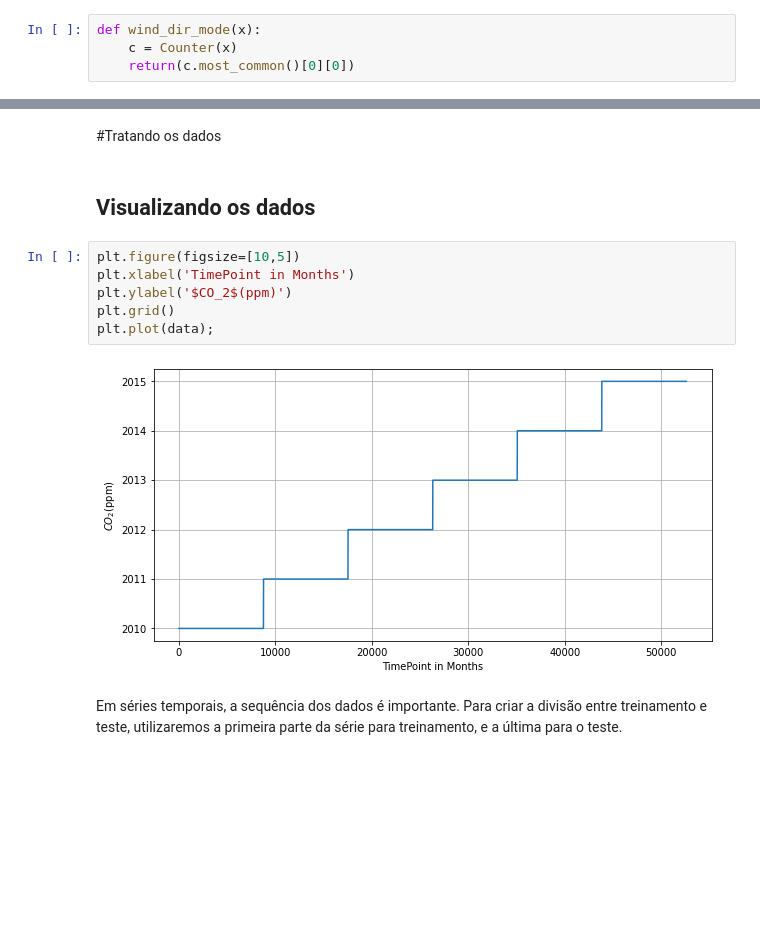
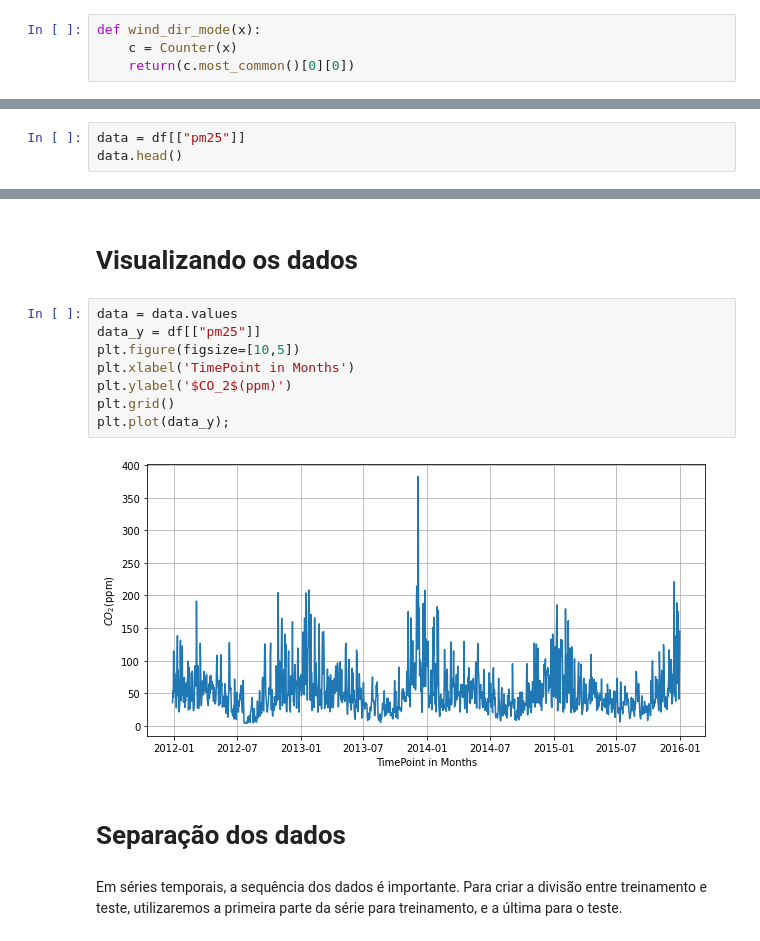
Before and after one commit to Le4o/topicos-avancados-ic, a Jupyter notebook: Séries_Temporais.ipynb, the cells around one changed output, grey strips where cells are left out. Saved outputs shown, nothing was run; the diff lists cells and outputs as text; blank space fills up the shorter version.

```diff
--- a/Séries_Temporais.ipynb
+++ b/Séries_Temporais.ipynb
@@ -164,0 +164,3 @@ df.head()
+# %%
+data = df[["pm25"]]
+data.head()
@@ -165,15 +174,17 @@ df.head()
 # %% [markdown]
-#Tratando os dados
+# Visualizando os dados
+# %%
+data = data.values
+data_y = df[["pm25"]]
+plt.figure(figsize=[10,5])
+plt.xlabel('TimePoint in Months')
+plt.ylabel('$CO_2$(ppm)')
+plt.grid()
+plt.plot(data_y);
+# %% [output]
+[figure, added]
 # %% [markdown]
-## Visualizando os dados
+# Separação dos dados
-# %%
-plt.figure(figsize=[10,5])
-plt.xlabel('TimePoint in Months')
-plt.ylabel('$CO_2$(ppm)')
-plt.grid()
-plt.plot(data);
-# %% [output]
-[figure, removed]
 # %% [markdown]
 
 Em séries temporais, a sequência dos dados é importante. Para criar a divisão entre treinamento e teste, utilizaremos a primeira parte da série para treinamento, e a última para o teste.
```
Also changed, not shown: parts of 15 cells of this notebook.
